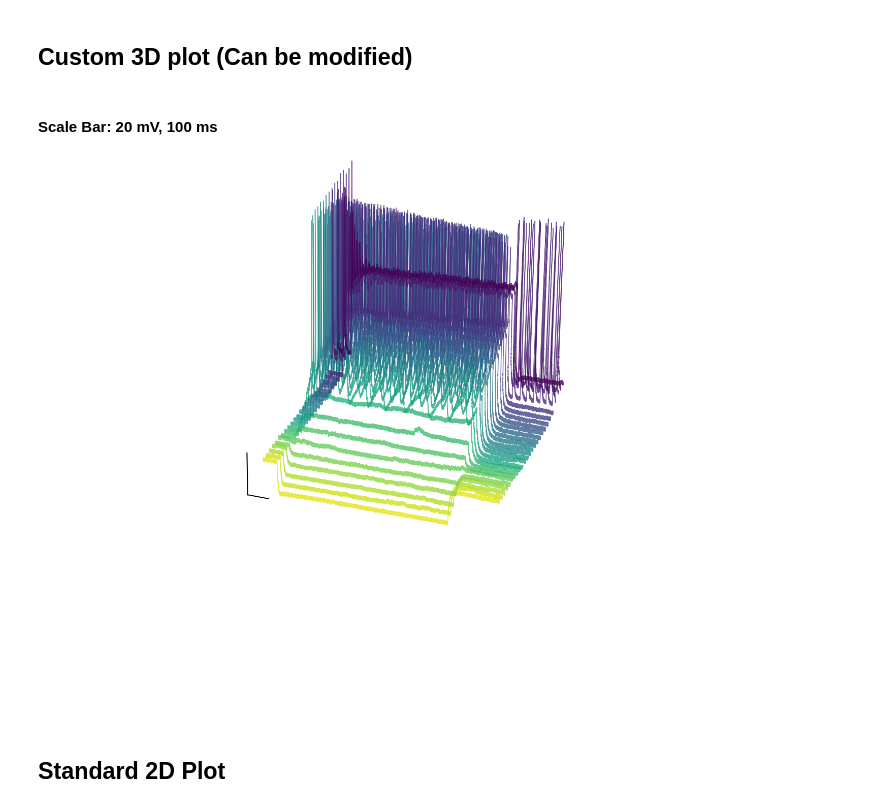
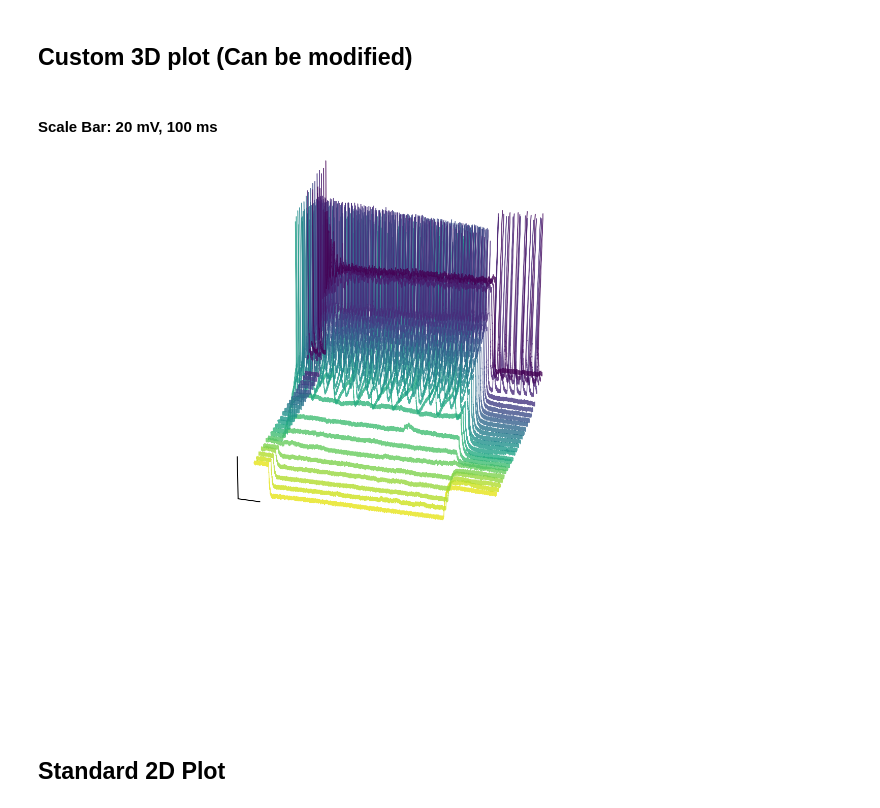
Before and after one commit to haleyspeed/python_for_data_analysis, a Jupyter notebook: 19n13066.abf Analysis.ipynb, the cells around one changed output. Cells and saved outputs as stored; diff of their text form; code cells hidden in the pictures.

Commit message:
Improved angle on custom 3d plot

```diff
--- a/19n13066.abf Analysis.ipynb
+++ b/19n13066.abf Analysis.ipynb
@@ -108,35 +108,35 @@ def custom_3d ():
     y_max = y_max + y_max * 0.15
 
     ax.set_xlim(x_min, x_max)
     ax.set_ylim(y_min, y_max)
 
     # Add scalebars
     x_range = x_max - x_min
     y_range = y_max - y_min
 
     x_width = -0.08, -0.08 + (x_range/12.9)
     y_height = (y_min - y_min * 0.1), (y_min - y_min * 0.1) + y_range/6.5
 
     # Add 3rd dimension here
     ax.plot (x_width, [(y_min - y_min * 0.1)] * 2, 1, zdir = 'y', lw = 2, color = 'black')
     ax.plot ([-0.08] * 2, y_height, 1, zdir = 'y', lw = 2, color = 'black')
     #ax.annotate(str(round(y_range/4,-1)).replace('.0','') + ' mV' , xy = (-0.16, (y_min - y_min * 0.1) + y_range/8), fontsize = 12)
     #ax.annotate(str(round(x_range/13 * 1000,0)).replace('.0','') + ' ms', xy = (-.1 + x_range/40,(y_min - y_min * 0.02)), fontsize = 12)
 
-    ax.view_init(azim=-70)
+    ax.view_init(azim=-75)
 
     display(HTML("<br><b> Scale Bar: " + str(int(y_range/6.5)) + ' mV, ' + str(int(x_range/12.9 * 1000)) + ' ms</b>'))
 
 
     # save the figure
     plt.savefig (file_in.replace('.abf','_custom3d.jpg'), dpi=300, facecolor='w', edgecolor='w',
         orientation='portrait', papertype=None, format=None,
         transparent=False, bbox_inches=None, pad_inches=0.1, metadata=None)
 
 custom_3d()
 # %% [output]
 Scale Bar: 20 mV, 100 ms
-[figure, old version]
+[figure, new version]
 # %% [markdown]
 ## Standard 2D Plot
 # %%
```
